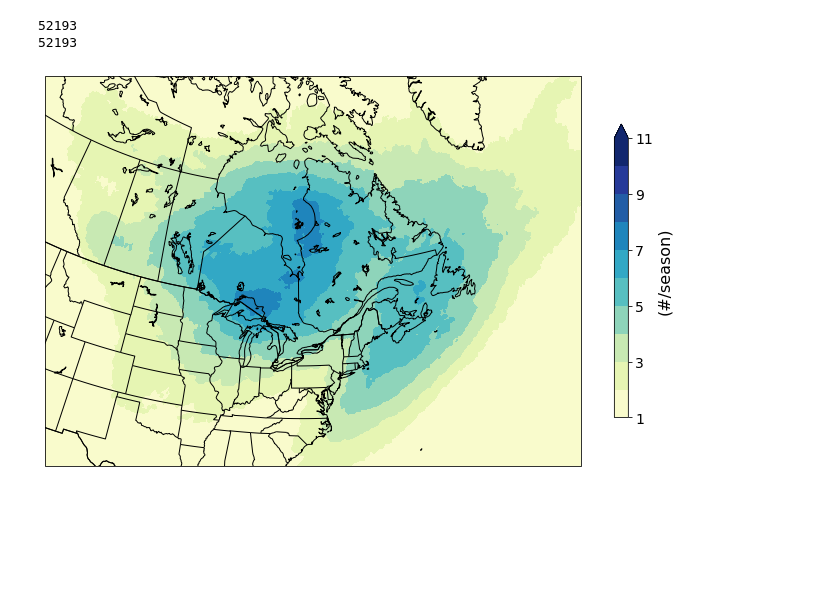
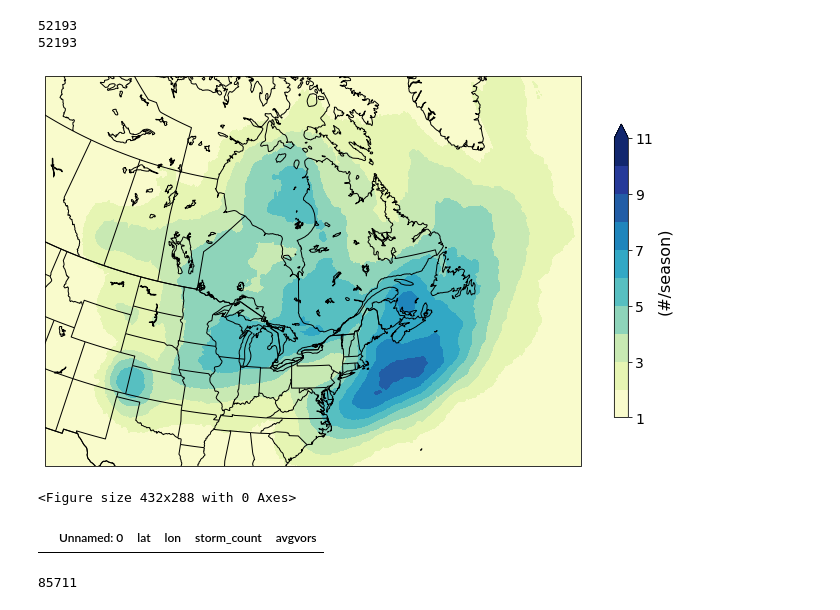
Before and after one commit to maxinecloutierg/ERA5_Storm_Track, a Jupyter notebook: jupyter/etc_maps.ipynb, the cells around one changed output. Drawn from its saved outputs; the diff is of its cells as text; code cells hidden in the pictures; blank space fills up the shorter version.

Commit message:
test carte densite et tentative 1 de reproduire filtre Chen

```diff
--- a/jupyter/etc_maps.ipynb
+++ b/jupyter/etc_maps.ipynb
@@ -148,15 +148,16 @@ import cartopy.crs as ccrs
 import cartopy.feature as cfeature
 from cartopy.feature import NaturalEarthFeature
 from scipy.interpolate import griddata
+import numpy as np
+from matplotlib.colors import ListedColormap
 
 # Load the CSV file
-data = pd.read_csv('/pampa/cloutier/test_son_density.csv')
-data = data.drop_duplicates()
+data = pd.read_csv('/pampa/cloutier/test_densite_mam.csv')
 
 # Extract the necessary columns
 lat = data['lat']
 lon = data['lon']
-storms = data['avg_per_season']
+storms = data['storm_count']
 
 # Define the grid for interpolation
 grid_x, grid_y = np.mgrid[lon.min():lon.max():0.25, lat.min():lat.max():0.25]
@@ -183,31 +184,37 @@ lakes = NaturalEarthFeature(category='physical', name='lakes', scale='50m')
 filtered_lakes = cfeature.ShapelyFeature([geom for geom in lakes.geometries() if geom.area >= 0.1],
                                          ccrs.PlateCarree(), edgecolor='none')
 ax.add_feature(filtered_lakes, edgecolor='black', facecolor='none')
 
 # Plot the filled contours with custom colorbar
 color_list = ['#F9FBCC', '#E6F5B3', '#C8E9B3', '#8ED4BA', '#57BFC1',
               '#32A8C5', '#1F85BC', '#225DA6', '#263A99', '#12276E']
 cmap = ListedColormap(color_list)
 levels = np.arange(1, 12)  # Values from 1 to 11
 
 # Plot the filled contours
 contour = ax.contourf(grid_x, grid_y, storms_interp, levels=levels,
                       extend='max', cmap=cmap, transform=ccrs.PlateCarree())
 
 # Add a colorbar for the legend
 # Set map boundaries and add a title
 lat_min = 31.7
 lat_max = 67.4
 lon_min = 249.5
 lon_max = 315
 ax.set_extent([lon_min, lon_max, lat_min, lat_max], crs=ccrs.PlateCarree())
 
 # Add a colorbar for the legend
 cbar = plt.colorbar(contour, ax=ax, orientation='vertical', shrink = 0.6, ticks=[1,3,5,7,9,11])
 cbar.set_label(label='(#/season)', size=16)
 cbar.ax.tick_params(labelsize=14)
 
 # Finally, display the map
 plt.show()
+plt.savefig('/pampa/cloutier/density_map_test_mam.png')
 # %% [output]
-[figure, old version]
+[figure, new version]
+<Figure size 432x288 with 0 Axes>
+# %%
+data.loc[data.storm_count < 1]
+# %% [output]
+|  | Unnamed: 0 | lat | lon | storm_count | avgvors |
@@ -213,0 +269,4 @@ plt.show()
+# %%
+filtered_df['datetime'].nunique()
+# %% [output]
+85711
```
Also changed, not shown: parts of 4 cells of this notebook, 5 other files.
